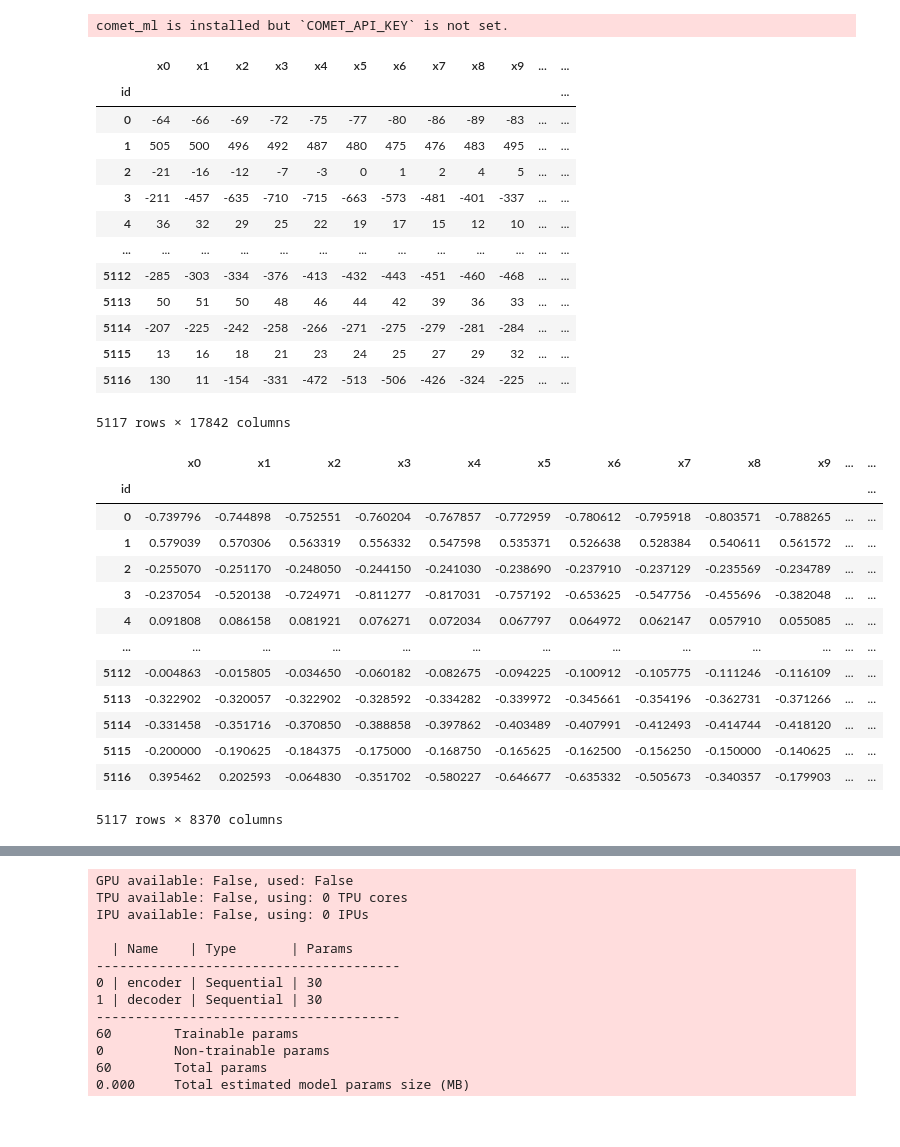
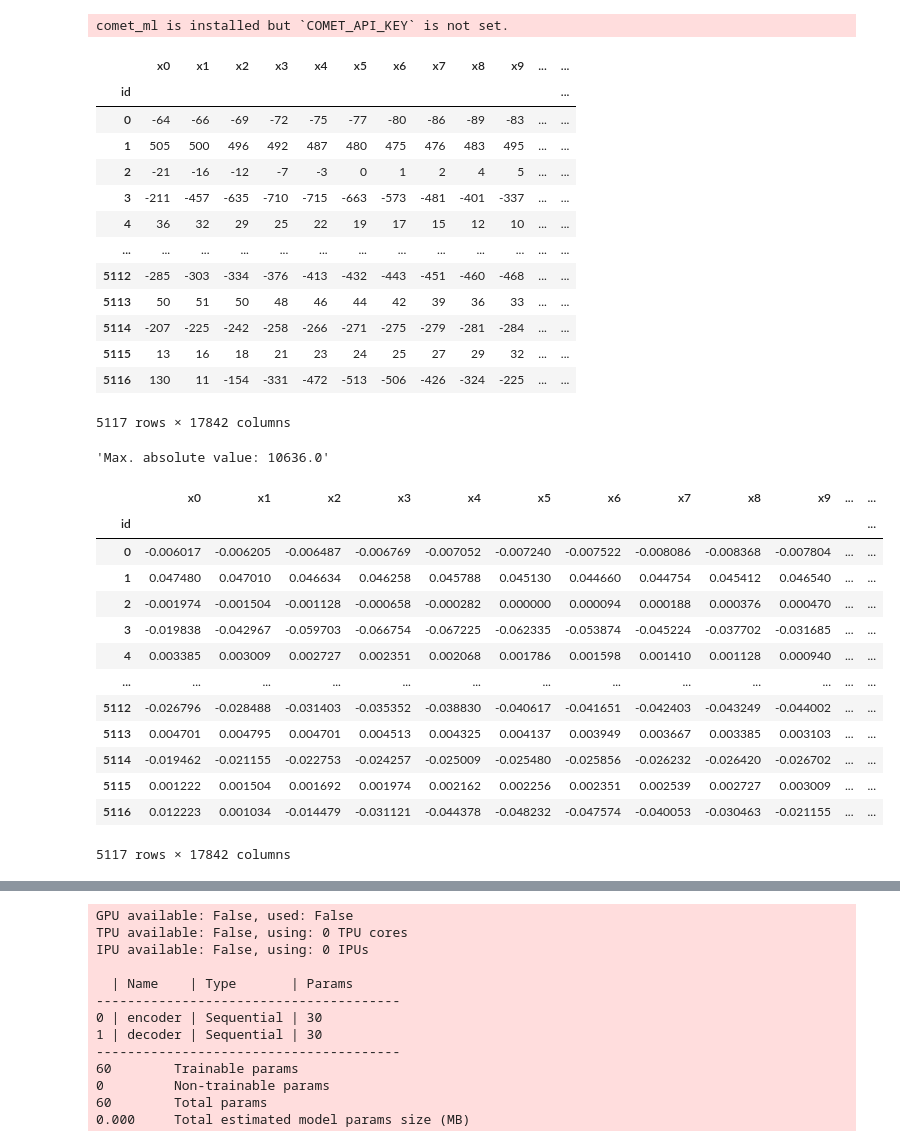
Before and after one commit to smueksch/advanced-machine-learning-tasks, a Jupyter notebook: task-2/auto-encoder/proof-of-concept.ipynb, the cells around one changed output, grey strips where cells are left out. Saved outputs shown, nothing was run; the diff lists cells and outputs as text; code cells hidden in the pictures.

```diff
--- a/task-2/auto-encoder/proof-of-concept.ipynb
+++ b/task-2/auto-encoder/proof-of-concept.ipynb
@@ -29,52 +29,49 @@ comet_ml is installed but `COMET_API_KEY` is not set.
 EPOCHS = 20
 BATCH_SIZE = 64
 LEARNING_RATE = 0.001
+# %%
+X_train, y_train = load_train_set(os.path.join(os.pardir, 'data'))
+X_train = X_train.fillna(0.0)
+display(X_train)
+# %% [output]
+|  | x0 | x1 | x2 | x3 | x4 | x5 | x6 | x7 | x8 | x9 | ... | ... |
+| id |  |  |  |  |  |  |  |  |  |  |  | ... |
+| 0 | -64 | -66 | -69 | -72 | -75 | -77 | -80 | -86 | -89 | -83 | ... | ... |
+| 1 | 505 | 500 | 496 | 492 | 487 | 480 | 475 | 476 | 483 | 495 | ... | ... |
+| 2 | -21 | -16 | -12 | -7 | -3 | 0 | 1 | 2 | 4 | 5 | ... | ... |
+| 3 | -211 | -457 | -635 | -710 | -715 | -663 | -573 | -481 | -401 | -337 | ... | ... |
+| 4 | 36 | 32 | 29 | 25 | 22 | 19 | 17 | 15 | 12 | 10 | ... | ... |
+| ... | ... | ... | ... | ... | ... | ... | ... | ... | ... | ... | ... | ... |
+| 5112 | -285 | -303 | -334 | -376 | -413 | -432 | -443 | -451 | -460 | -468 | ... | ... |
+| 5113 | 50 | 51 | 50 | 48 | 46 | 44 | 42 | 39 | 36 | 33 | ... | ... |
+| 5114 | -207 | -225 | -242 | -258 | -266 | -271 | -275 | -279 | -281 | -284 | ... | ... |
+| 5115 | 13 | 16 | 18 | 21 | 23 | 24 | 25 | 27 | 29 | 32 | ... | ... |
+| 5116 | 130 | 11 | -154 | -331 | -472 | -513 | -506 | -426 | -324 | -225 | ... | ... |
+5117 rows × 17842 columns
 # %%
-X_train, y_train = load_train_set(os.path.join(os.pardir, 'data'))
-
-display(X_train)
-X_train = X_train.dropna(axis=1, thresh=2559)
-
-#X_train = X_train.fillna(0.0)
 # Small hack, want that each signal is betweeb -1 and 1, so need to make
 # signals the features and transform, then switch back.
-X_train_scaled = X_train.T
-X_train_scaled.values[:] = MinMaxScaler(feature_range=(-1,1)).fit_transform(X_train_scaled)
-X_train_scaled = X_train_scaled.T
-
-X_train = X_train.fillna(0.0)
-X_train_scaled = X_train_scaled.fillna(0.0)
+max_abs_value = np.abs(X_train.to_numpy()).max()
+display(f'Max. absolute value: {max_abs_value}')
+X_train_scaled = X_train / max_abs_value
 
 display(X_train_scaled)
 # %% [output]
+'Max. absolute value: 10636.0'
 |  | x0 | x1 | x2 | x3 | x4 | x5 | x6 | x7 | x8 | x9 | ... | ... |
 | id |  |  |  |  |  |  |  |  |  |  |  | ... |
-| 0 | -64 | -66 | -69 | -72 | -75 | -77 | -80 | -86 | -89 | -83 | ... | ... |
-| 1 | 505 | 500 | 496 | 492 | 487 | 480 | 475 | 476 | 483 | 495 | ... | ... |
-| 2 | -21 | -16 | -12 | -7 | -3 | 0 | 1 | 2 | 4 | 5 | ... | ... |
-| 3 | -211 | -457 | -635 | -710 | -715 | -663 | -573 | -481 | -401 | -337 | ... | ... |
-| 4 | 36 | 32 | 29 | 25 | 22 | 19 | 17 | 15 | 12 | 10 | ... | ... |
+| 0 | -0.006017 | -0.006205 | -0.006487 | -0.006769 | -0.007052 | -0.007240 | -0.007522 | -0.008086 | -0.008368 | -0.007804 | ... | ... |
+| 1 | 0.047480 | 0.047010 | 0.046634 | 0.046258 | 0.045788 | 0.045130 | 0.044660 | 0.044754 | 0.045412 | 0.046540 | ... | ... |
+| 2 | -0.001974 | -0.001504 | -0.001128 | -0.000658 | -0.000282 | 0.000000 | 0.000094 | 0.000188 | 0.000376 | 0.000470 | ... | ... |
+| 3 | -0.019838 | -0.042967 | -0.059703 | -0.066754 | -0.067225 | -0.062335 | -0.053874 | -0.045224 | -0.037702 | -0.031685 | ... | ... |
+| 4 | 0.003385 | 0.003009 | 0.002727 | 0.002351 | 0.002068 | 0.001786 | 0.001598 | 0.001410 | 0.001128 | 0.000940 | ... | ... |
 | ... | ... | ... | ... | ... | ... | ... | ... | ... | ... | ... | ... | ... |
-| 5112 | -285 | -303 | -334 | -376 | -413 | -432 | -443 | -451 | -460 | -468 | ... | ... |
-| 5113 | 50 | 51 | 50 | 48 | 46 | 44 | 42 | 39 | 36 | 33 | ... | ... |
-| 5114 | -207 | -225 | -242 | -258 | -266 | -271 | -275 | -279 | -281 | -284 | ... | ... |
-| 5115 | 13 | 16 | 18 | 21 | 23 | 24 | 25 | 27 | 29 | 32 | ... | ... |
-| 5116 | 130 | 11 | -154 | -331 | -472 | -513 | -506 | -426 | -324 | -225 | ... | ... |
+| 5112 | -0.026796 | -0.028488 | -0.031403 | -0.035352 | -0.038830 | -0.040617 | -0.041651 | -0.042403 | -0.043249 | -0.044002 | ... | ... |
+| 5113 | 0.004701 | 0.004795 | 0.004701 | 0.004513 | 0.004325 | 0.004137 | 0.003949 | 0.003667 | 0.003385 | 0.003103 | ... | ... |
+| 5114 | -0.019462 | -0.021155 | -0.022753 | -0.024257 | -0.025009 | -0.025480 | -0.025856 | -0.026232 | -0.026420 | -0.026702 | ... | ... |
+| 5115 | 0.001222 | 0.001504 | 0.001692 | 0.001974 | 0.002162 | 0.002256 | 0.002351 | 0.002539 | 0.002727 | 0.003009 | ... | ... |
+| 5116 | 0.012223 | 0.001034 | -0.014479 | -0.031121 | -0.044378 | -0.048232 | -0.047574 | -0.040053 | -0.030463 | -0.021155 | ... | ... |
-5117 rows × 17842 columns
-|  | x0 | x1 | x2 | x3 | x4 | x5 | x6 | x7 | x8 | x9 | ... | ... |
-| id |  |  |  |  |  |  |  |  |  |  |  | ... |
-| 0 | -0.739796 | -0.744898 | -0.752551 | -0.760204 | -0.767857 | -0.772959 | -0.780612 | -0.795918 | -0.803571 | -0.788265 | ... | ... |
-| 1 | 0.579039 | 0.570306 | 0.563319 | 0.556332 | 0.547598 | 0.535371 | 0.526638 | 0.528384 | 0.540611 | 0.561572 | ... | ... |
-| 2 | -0.255070 | -0.251170 | -0.248050 | -0.244150 | -0.241030 | -0.238690 | -0.237910 | -0.237129 | -0.235569 | -0.234789 | ... | ... |
-| 3 | -0.237054 | -0.520138 | -0.724971 | -0.811277 | -0.817031 | -0.757192 | -0.653625 | -0.547756 | -0.455696 | -0.382048 | ... | ... |
-| 4 | 0.091808 | 0.086158 | 0.081921 | 0.076271 | 0.072034 | 0.067797 | 0.064972 | 0.062147 | 0.057910 | 0.055085 | ... | ... |
-| ... | ... | ... | ... | ... | ... | ... | ... | ... | ... | ... | ... | ... |
-| 5112 | -0.004863 | -0.015805 | -0.034650 | -0.060182 | -0.082675 | -0.094225 | -0.100912 | -0.105775 | -0.111246 | -0.116109 | ... | ... |
-| 5113 | -0.322902 | -0.320057 | -0.322902 | -0.328592 | -0.334282 | -0.339972 | -0.345661 | -0.354196 | -0.362731 | -0.371266 | ... | ... |
-| 5114 | -0.331458 | -0.351716 | -0.370850 | -0.388858 | -0.397862 | -0.403489 | -0.407991 | -0.412493 | -0.414744 | -0.418120 | ... | ... |
-| 5115 | -0.200000 | -0.190625 | -0.184375 | -0.175000 | -0.168750 | -0.165625 | -0.162500 | -0.156250 | -0.150000 | -0.140625 | ... | ... |
-| 5116 | 0.395462 | 0.202593 | -0.064830 | -0.351702 | -0.580227 | -0.646677 | -0.635332 | -0.505673 | -0.340357 | -0.179903 | ... | ... |
-5117 rows × 8370 columns
+5117 rows × 17842 columns
 # %%
 # Plot hand-picked samples of each class.
 num_rows = 5
```
Also changed, not shown: parts of 9 cells of this notebook.
